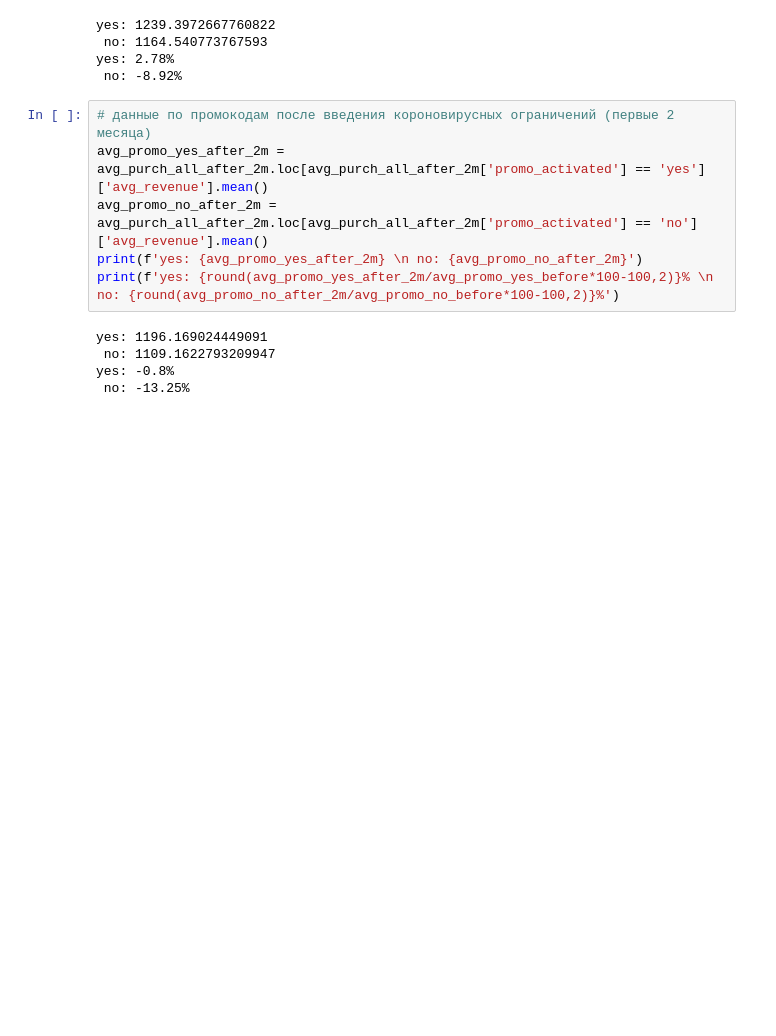
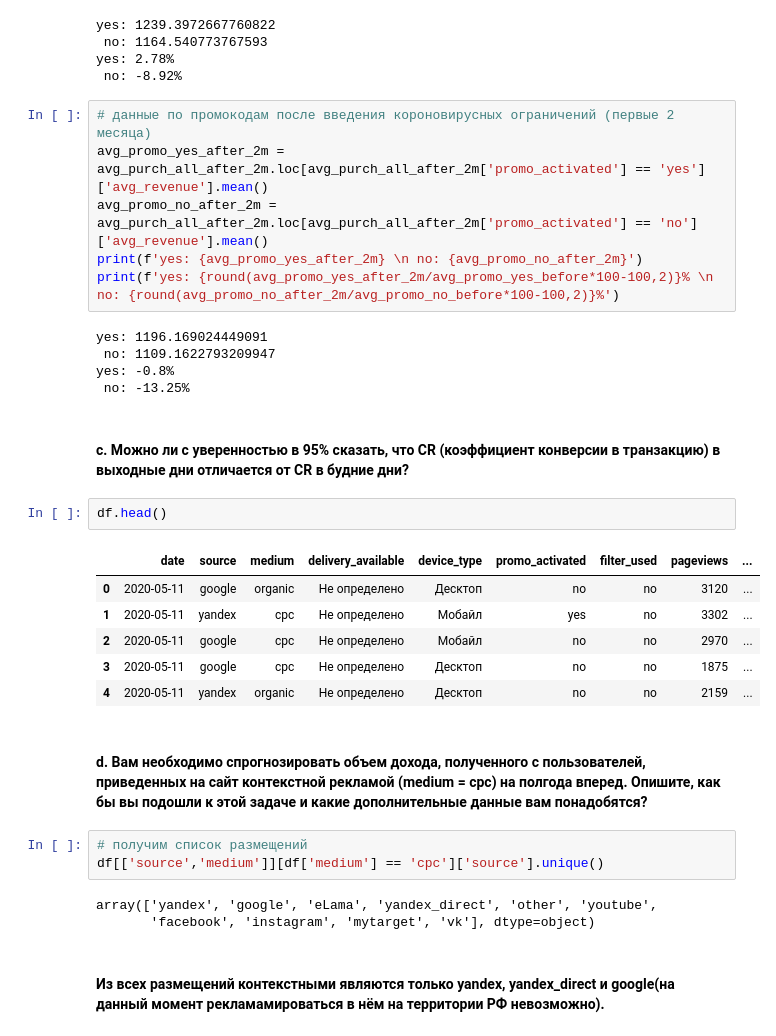
Before and after one commit to Timo4ey/rw_tasks, a Jupyter notebook: realweb.ipynb, the cells around one changed output. Saved outputs shown, nothing was run; the diff lists cells and outputs as text; blank space fills up the shorter version.

```diff
--- a/realweb.ipynb
+++ b/realweb.ipynb
@@ -206,3 +206,24 @@ yes: 1196.169024449091
  no: 1109.1622793209947
 yes: -0.8%
  no: -13.25%
+# %% [markdown]
+#### c.	Можно ли с уверенностью в 95% сказать, что CR (коэффициент конверсии в транзакцию) в выходные дни отличается от CR в будние дни?
+# %%
+df.head()
+# %% [output]
+|  | date | source | medium | delivery_available | device_type | promo_activated | filter_used | pageviews | ... |
+| 0 | 2020-05-11 | google | organic | Не определено | Десктоп | no | no | 3120 | ... |
+| 1 | 2020-05-11 | yandex | cpc | Не определено | Мобайл | yes | no | 3302 | ... |
+| 2 | 2020-05-11 | google | cpc | Не определено | Мобайл | no | no | 2970 | ... |
+| 3 | 2020-05-11 | google | cpc | Не определено | Десктоп | no | no | 1875 | ... |
+| 4 | 2020-05-11 | yandex | organic | Не определено | Десктоп | no | no | 2159 | ... |
+# %% [markdown]
+#### d.	Вам необходимо спрогнозировать объем дохода, полученного с пользователей, приведенных на сайт контекстной рекламой (medium = cpc) на полгода вперед. Опишите, как бы вы подошли к этой задаче и какие дополнительные данные вам понадобятся?
+# %%
+# получим список размещений
+df[['source','medium']][df['medium'] == 'cpc']['source'].unique()
+# %% [output]
+array(['yandex', 'google', 'eLama', 'yandex_direct', 'other', 'youtube',
+       'facebook', 'instagram', 'mytarget', 'vk'], dtype=object)
+# %% [markdown]
+#### Из всех размещений контекстными являются только yandex, yandex_direct и google(на данный момент рекламамироваться в нём на территории РФ невозможно).
```
Also changed, not shown: parts of 1 cell of this notebook.
